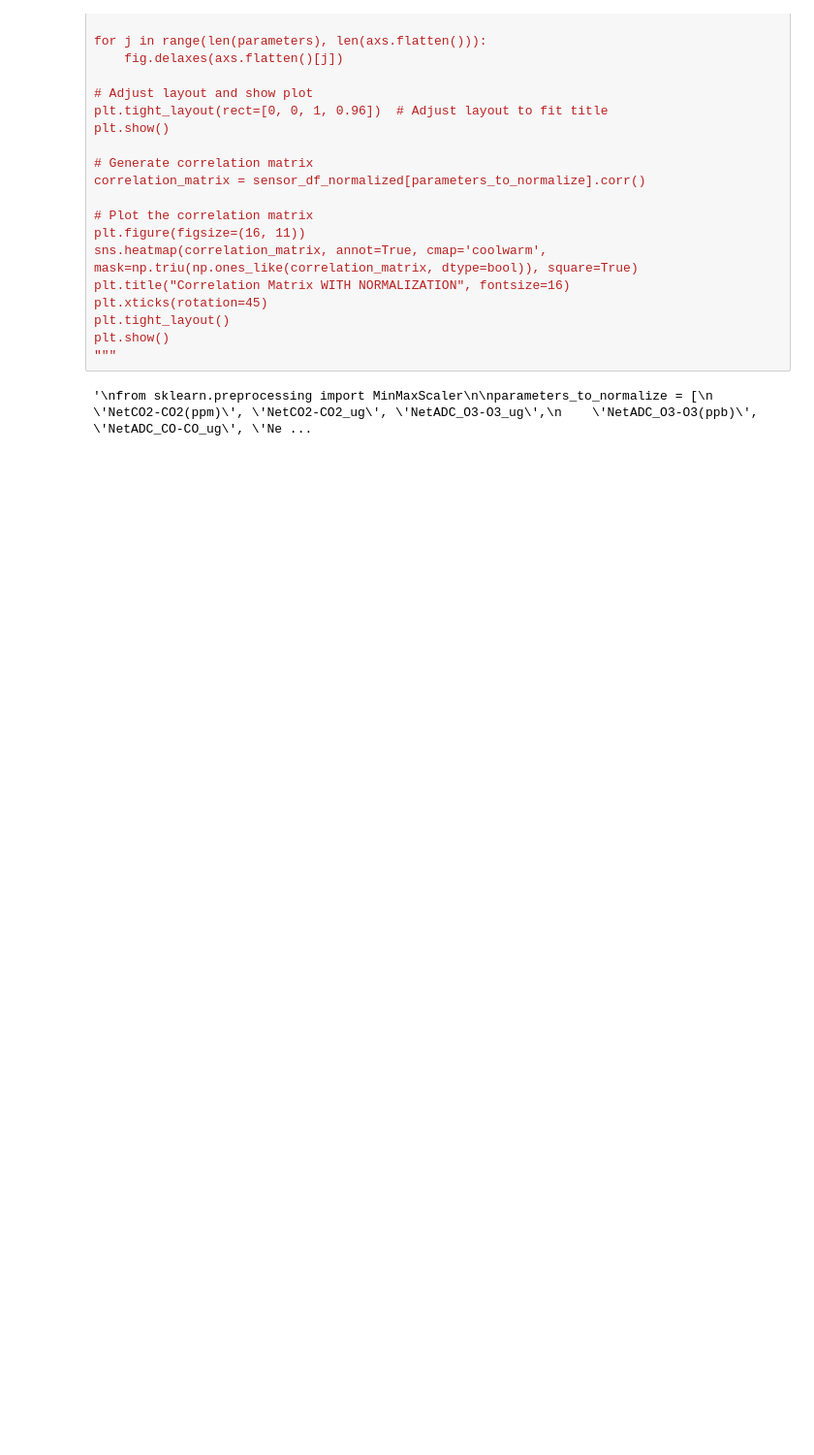
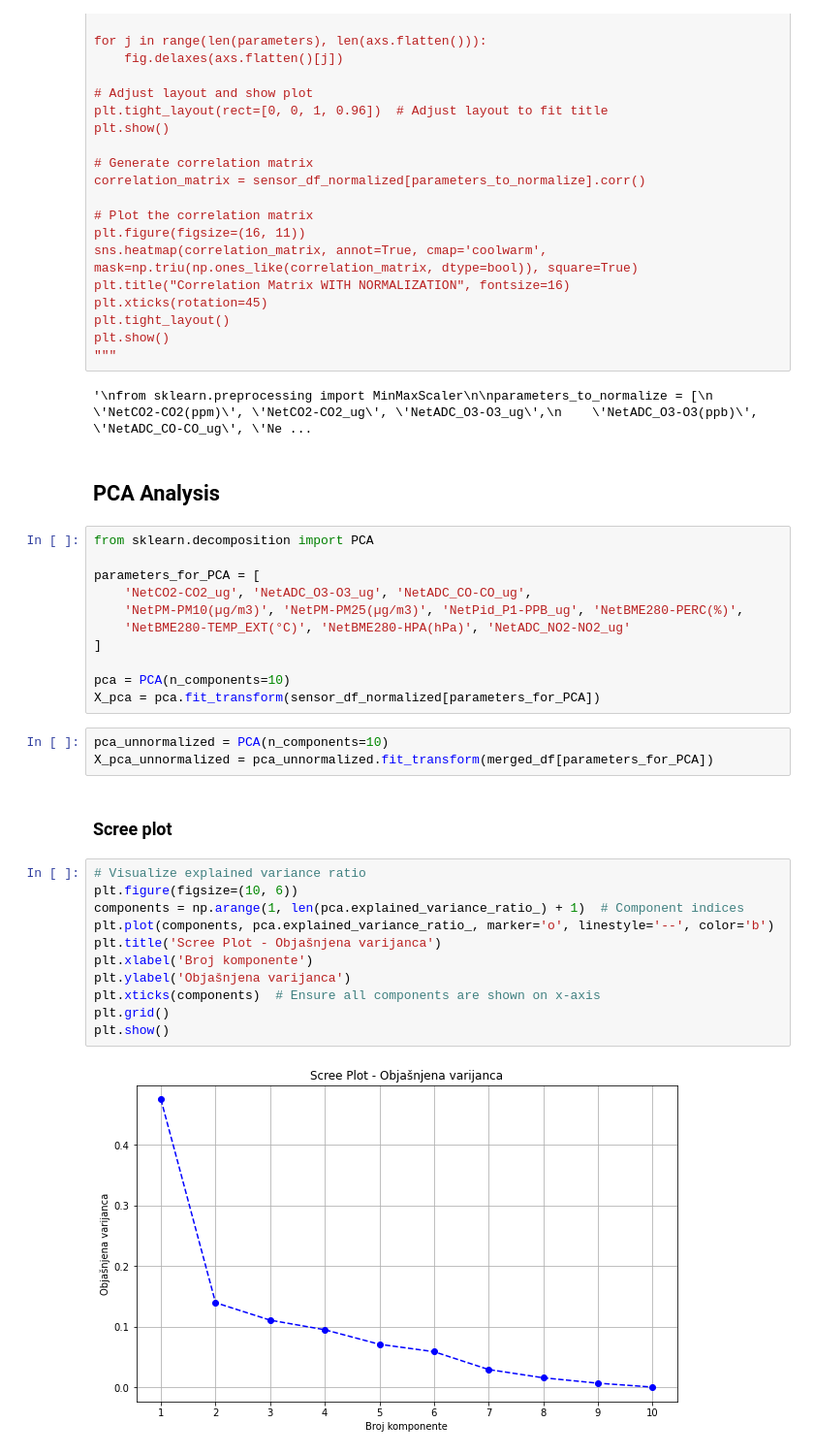
Before and after one commit to jurajtodic/AirQualityDetection, a Jupyter notebook: main.ipynb, the cells around one changed output. Shown at 97% size. Cells and saved outputs as stored; diff of their text form; blank space fills up the shorter version.

```diff
--- a/main.ipynb
+++ b/main.ipynb
@@ -438,3 +474,34 @@ plt.show()
 """
 # %% [output]
 '\nfrom sklearn.preprocessing import MinMaxScaler\n\nparameters_to_normalize = [\n    \'NetCO2-CO2(ppm)\', \'NetCO2-CO2_ug\', \'NetADC_O3-O3_ug\',\n    \'NetADC_O3-O3(ppb)\', \'NetADC_CO-CO_ug\', \'Ne ...
+# %% [markdown]
+## PCA Analysis
+# %%
+from sklearn.decomposition import PCA
+
+parameters_for_PCA = [
+    'NetCO2-CO2_ug', 'NetADC_O3-O3_ug', 'NetADC_CO-CO_ug',
+    'NetPM-PM10(µg/m3)', 'NetPM-PM25(µg/m3)', 'NetPid_P1-PPB_ug', 'NetBME280-PERC(%)',
+    'NetBME280-TEMP_EXT(°C)', 'NetBME280-HPA(hPa)', 'NetADC_NO2-NO2_ug'
+]
+
+pca = PCA(n_components=10)
+X_pca = pca.fit_transform(sensor_df_normalized[parameters_for_PCA])
+# %%
+pca_unnormalized = PCA(n_components=10)
+X_pca_unnormalized = pca_unnormalized.fit_transform(merged_df[parameters_for_PCA])
+# %% [markdown]
+### Scree plot
+# %%
+# Visualize explained variance ratio
+plt.figure(figsize=(10, 6))
+components = np.arange(1, len(pca.explained_variance_ratio_) + 1)  # Component indices
+plt.plot(components, pca.explained_variance_ratio_, marker='o', linestyle='--', color='b')
+plt.title('Scree Plot - Objašnjena varijanca')
+plt.xlabel('Broj komponente')
+plt.ylabel('Objašnjena varijanca')
+plt.xticks(components)  # Ensure all components are shown on x-axis
+plt.grid()
+plt.show()
+# %% [output]
+[figure, added]
```
Also changed, not shown: parts of 14 cells of this notebook, 1 other file.
